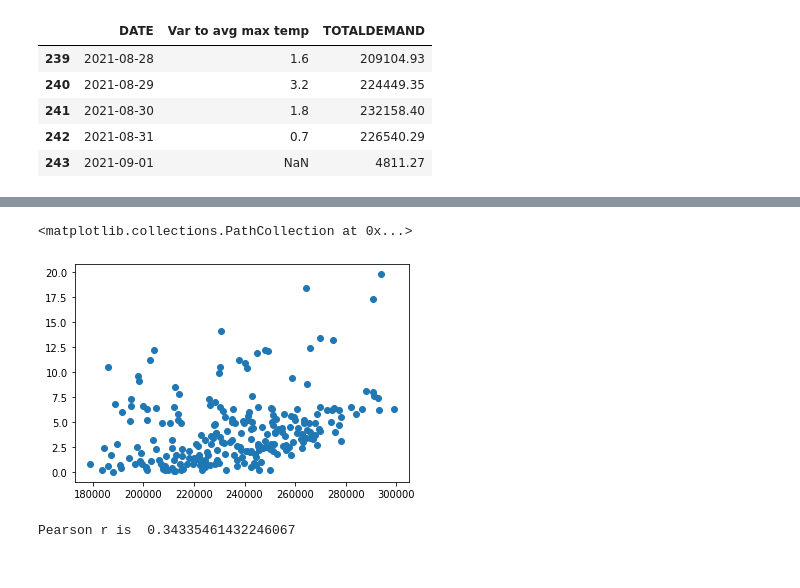
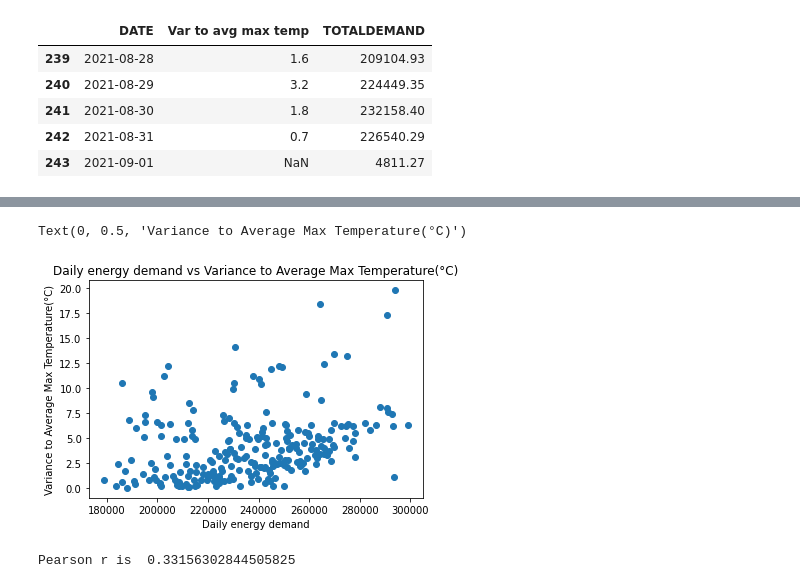
Before and after one commit to YunaWuu/Data_Analytics_Assignment2_Group2, a Jupyter notebook: Assignment 2 - Model 1.ipynb, the cells around one changed output, grey strips where cells are left out. Drawn from its saved outputs; the diff is of its cells as text; code cells hidden in the pictures.

```diff
--- a/Assignment 2 - Model 1.ipynb
+++ b/Assignment 2 - Model 1.ipynb
@@ -18,0 +45,6 @@ weather_data.head()
+# %%
+#replace empty Max temperature record with median max temp
+x = weather_data["Maximum temperature (°C)"].median()
+print(x)
+weather_data["Maximum temperature (°C)"].fillna(x, inplace = True)
+weather_data.iloc[[188]]
@@ -78,3 +135,7 @@ merged_data.tail()
 | 241 | 2021-08-30 | 1.8 | 232158.40 |
 | 242 | 2021-08-31 | 0.7 | 226540.29 |
 | 243 | 2021-09-01 | NaN | 4811.27 |
+# %%
+#Delete data dated 2021-09-01
+merged_data.dropna(inplace = True)
+merged_data.tail()
@@ -81,11 +149,14 @@ merged_data.tail()
 # %%
 #Print scatter plot
 plt.scatter(merged_data['TOTALDEMAND'],merged_data['Var to avg max temp'])
+plt.title("Daily energy demand vs Variance to Average Max Temperature(°C)")
+plt.xlabel("Daily energy demand")
+plt.ylabel("Variance to Average Max Temperature(°C)")
 # %% [output]
-<matplotlib.collections.PathCollection at 0x...>
+Text(0, 0.5, 'Variance to Average Max Temperature(°C)')
-[figure, old version]
+[figure, new version]
 # %%
 #Pearson coefficient is moderate (between 0.3 to 0.5)
 print("Pearson r is ",merged_data['TOTALDEMAND'].corr(merged_data['Var to avg max temp']))
 # %% [output]
-Pearson r is  0.34335461432246067
+Pearson r is  0.33156302844505825
```
Also changed, not shown: parts of 9 cells of this notebook.
